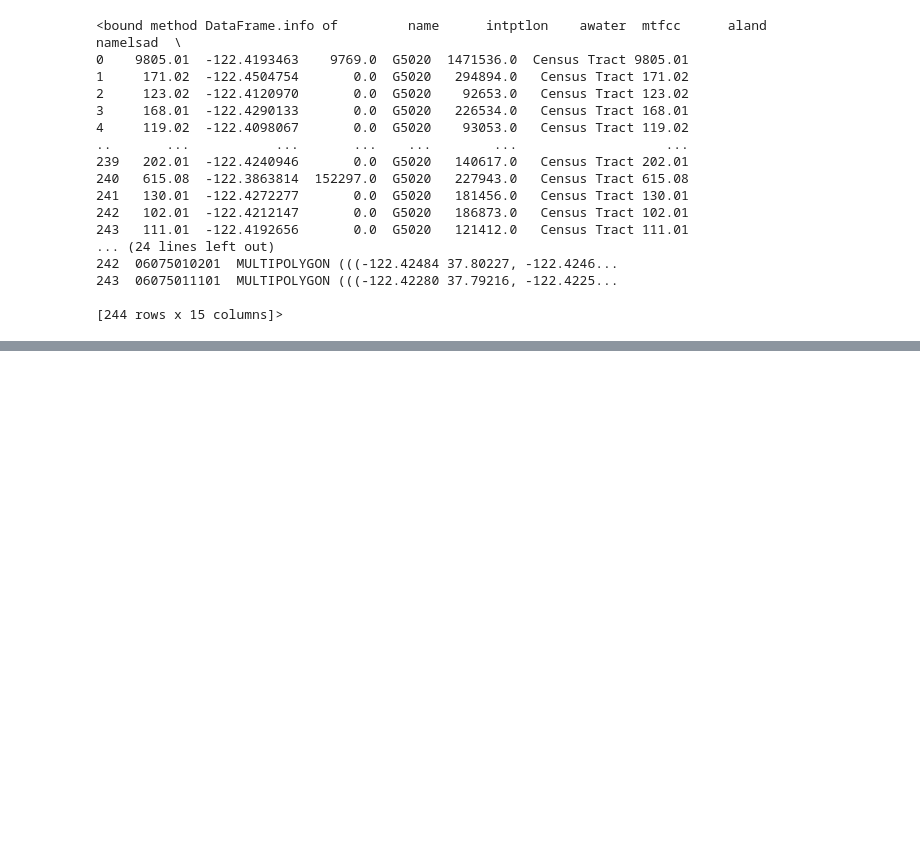
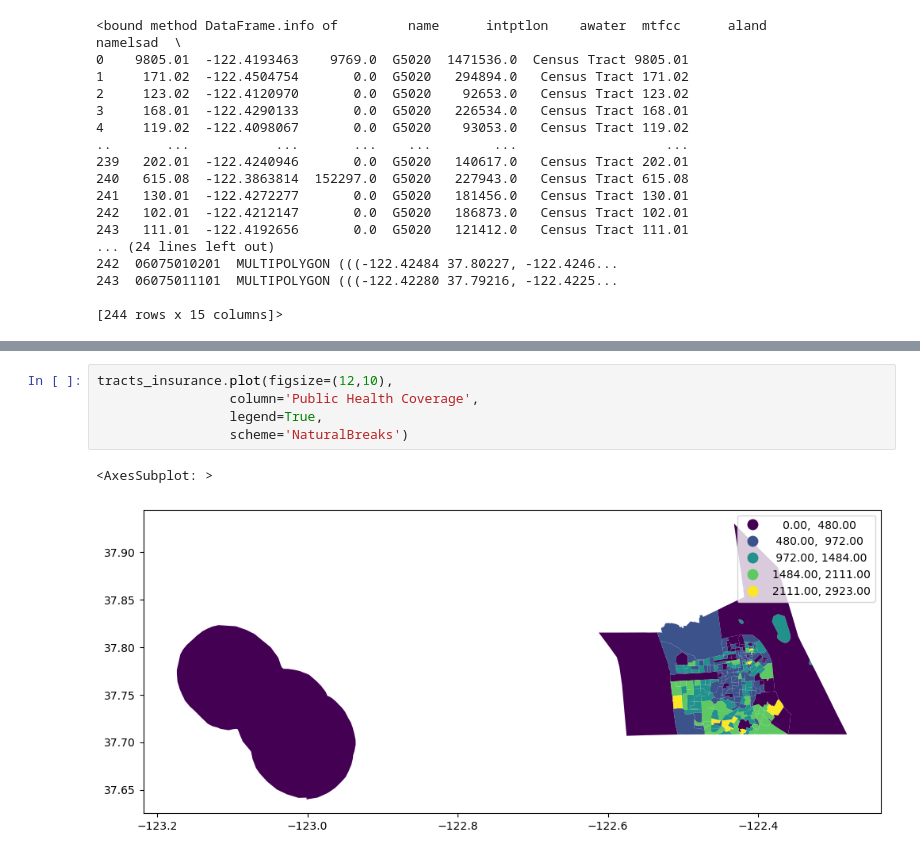
Before and after one commit to QHAAGA/UP221-QUINN, a Jupyter notebook: week03/week03 Census Data.ipynb, the cells around one changed output, grey strips where cells are left out. Saved outputs shown, nothing was run; the diff lists cells and outputs as text; blank space fills up the shorter version.

```diff
--- a/week03/week03 Census Data.ipynb
+++ b/week03/week03 Census Data.ipynb
@@ -371,0 +442,8 @@ AttributeError: 'list' object has no attribute 'head'
+# %%
+tracts_insurance.plot(figsize=(12,10),
+                 column='Public Health Coverage',
+                 legend=True,
+                 scheme='NaturalBreaks')
+# %% [output]
+<AxesSubplot: >
+[figure, added]
```
Also changed, not shown: parts of 19 cells of this notebook.
